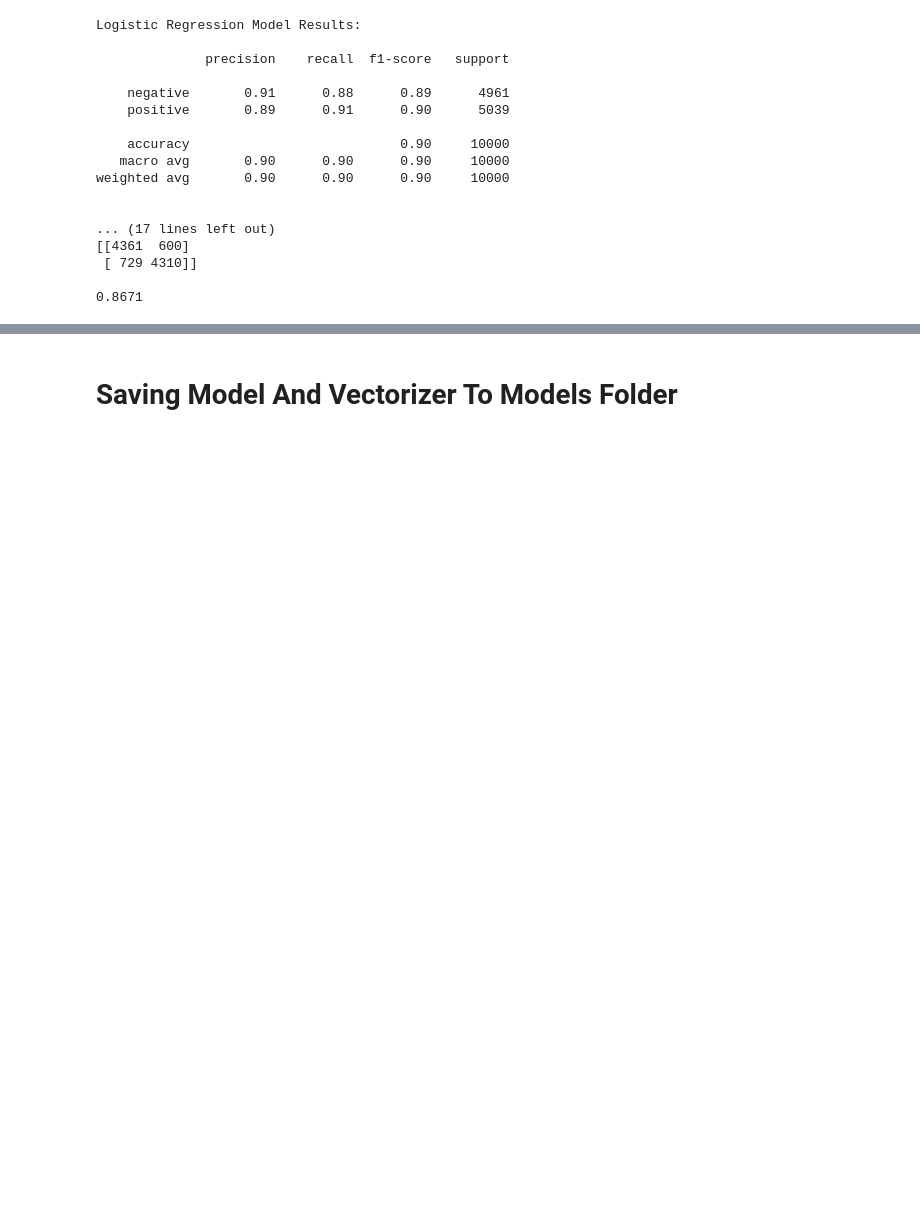
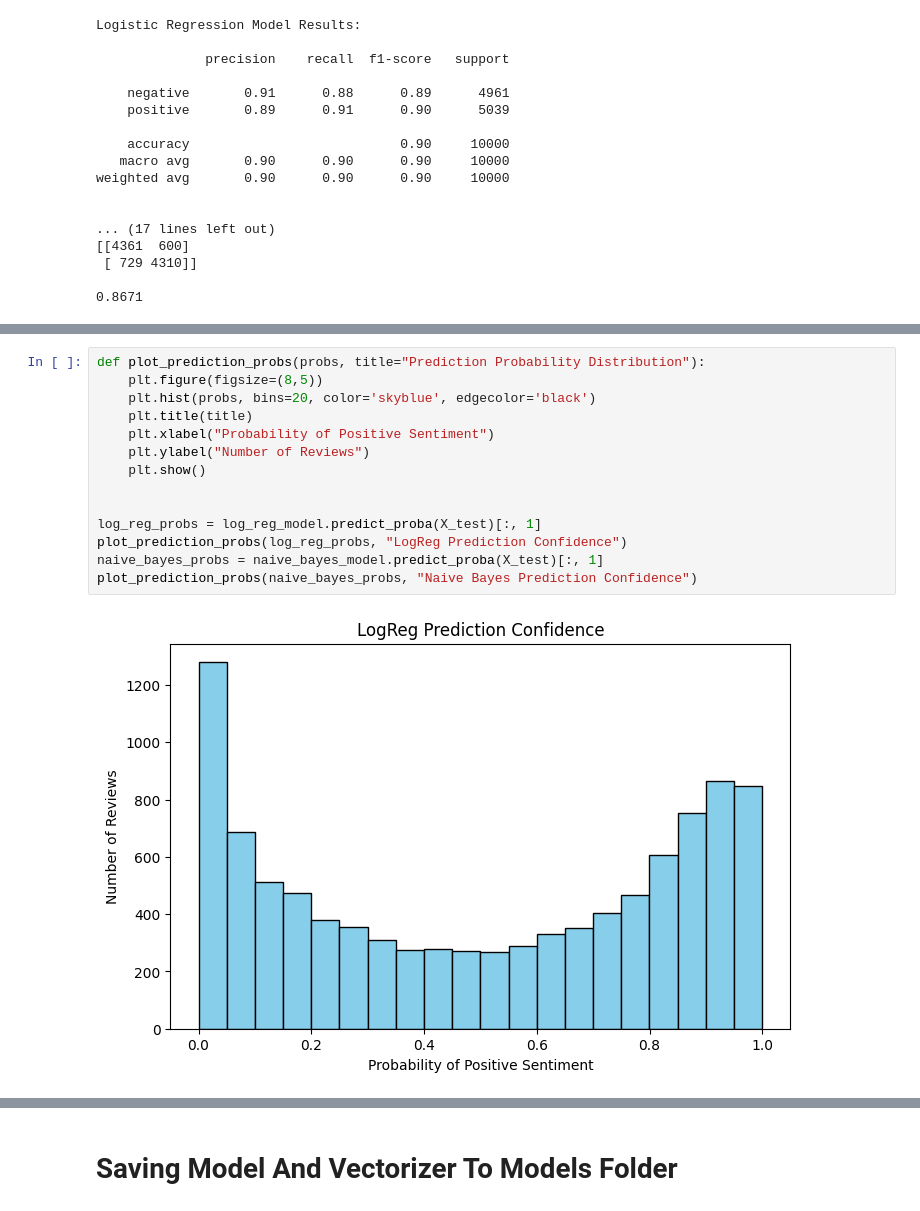
Before and after one commit to mericengin/imdb-reviews-sentiment, a Jupyter notebook: notebooks/imdb_sentiment.ipynb, the cells around one changed output, grey strips where cells are left out. Saved outputs shown, nothing was run; the diff lists cells and outputs as text; blank space fills up the shorter version.

```diff
--- a/notebooks/imdb_sentiment.ipynb
+++ b/notebooks/imdb_sentiment.ipynb
@@ -196,0 +242,16 @@ weighted avg       0.90      0.90      0.90     10000
+# %%
+def plot_prediction_probs(probs, title="Prediction Probability Distribution"):
+    plt.figure(figsize=(8,5))
+    plt.hist(probs, bins=20, color='skyblue', edgecolor='black')
+    plt.title(title)
+    plt.xlabel("Probability of Positive Sentiment")
+    plt.ylabel("Number of Reviews")
+    plt.show()
+
+
+log_reg_probs = log_reg_model.predict_proba(X_test)[:, 1]
+plot_prediction_probs(log_reg_probs, "LogReg Prediction Confidence")
+naive_bayes_probs = naive_bayes_model.predict_proba(X_test)[:, 1]
+plot_prediction_probs(naive_bayes_probs, "Naive Bayes Prediction Confidence")
+# %% [output]
+[figure, added]
```
Also changed, not shown: parts of 6 cells of this notebook, 4 other files.
